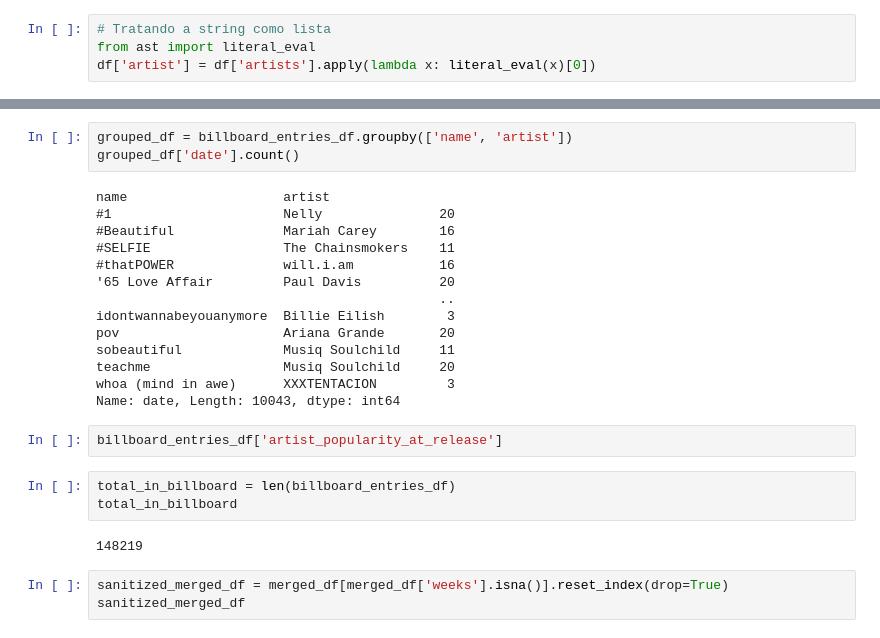
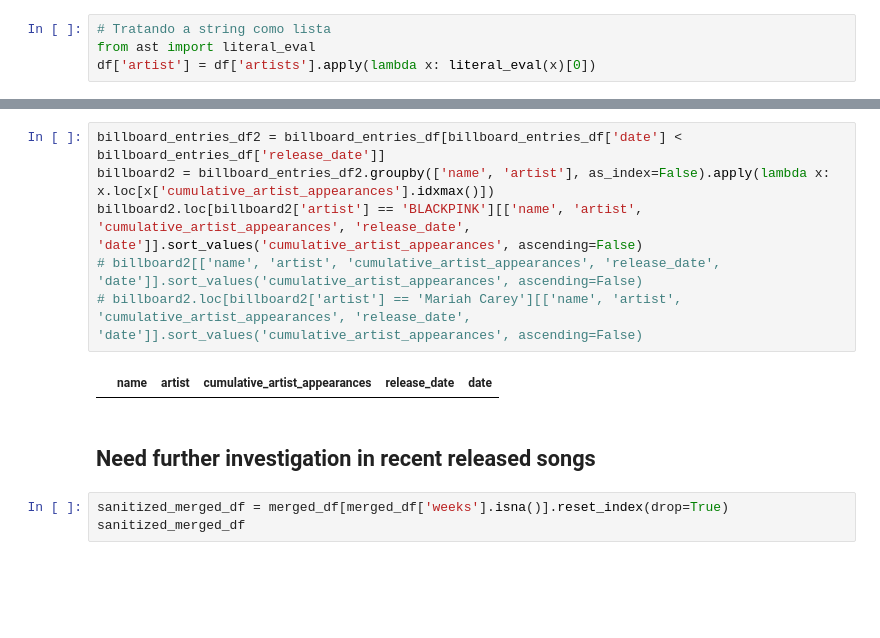
Before and after one commit to xRiku/gp-ufes, a Jupyter notebook: billboard_x_spotify.ipynb, the cells around one changed output, grey strips where cells are left out. Saved outputs shown, nothing was run; the diff lists cells and outputs as text; blank space fills up the shorter version.

```diff
--- a/billboard_x_spotify.ipynb
+++ b/billboard_x_spotify.ipynb
@@ -209,27 +147,13 @@ billboard_entries_df.loc[billboard_entries_df['name'] == 'White Christmas'][['na
-# %%
-grouped_df = billboard_entries_df.groupby(['name', 'artist'])
-grouped_df['date'].count()
-# %% [output]
-name                    artist
-#1                      Nelly               20
-#Beautiful              Mariah Carey        16
-#SELFIE                 The Chainsmokers    11
-#thatPOWER              will.i.am           16
-'65 Love Affair         Paul Davis          20
-                                            ..
-idontwannabeyouanymore  Billie Eilish        3
-pov                     Ariana Grande       20
-sobeautiful             Musiq Soulchild     11
-teachme                 Musiq Soulchild     20
-whoa (mind in awe)      XXXTENTACION         3
-Name: date, Length: 10043, dtype: int64
-# %%
-billboard_entries_df['artist_popularity_at_release']
-# %%
-total_in_billboard = len(billboard_entries_df)
-total_in_billboard
-# %% [output]
-148219
+# %%
+billboard_entries_df2 = billboard_entries_df[billboard_entries_df['date'] < billboard_entries_df['release_date']]
+billboard2 = billboard_entries_df2.groupby(['name', 'artist'], as_index=False).apply(lambda x: x.loc[x['cumulative_artist_appearances'].idxmax()])
+billboard2.loc[billboard2['artist'] == 'BLACKPINK'][['name', 'artist', 'cumulative_artist_appearances', 'release_date', 'date']].sort_values('cumulative_artist_appearances', ascending=False)
+# billboard2[['name', 'artist', 'cumulative_artist_appearances', 'release_date', 'date']].sort_values('cumulative_artist_appearances', ascending=False)
+# billboard2.loc[billboard2['artist'] == 'Mariah Carey'][['name', 'artist', 'cumulative_artist_appearances', 'release_date', 'date']].sort_values('cumulative_artist_appearances', ascending=False)
+# %% [output]
+|  | name | artist | cumulative_artist_appearances | release_date | date |
+# %% [markdown]
+## Need further investigation in recent released songs
 # %%
 sanitized_merged_df = merged_df[merged_df['weeks'].isna()].reset_index(drop=True)
 sanitized_merged_df
```
Also changed, not shown: parts of 19 cells of this notebook, 1 other file.
